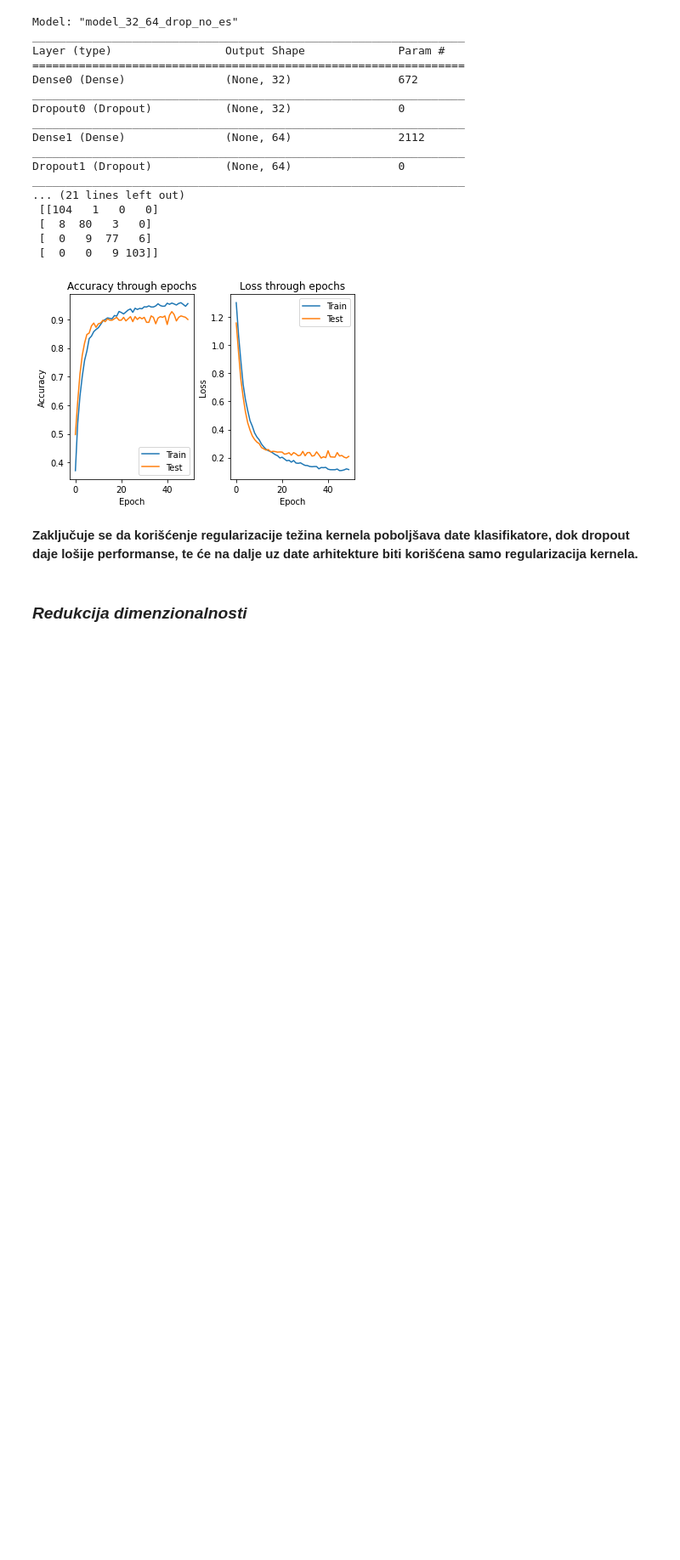
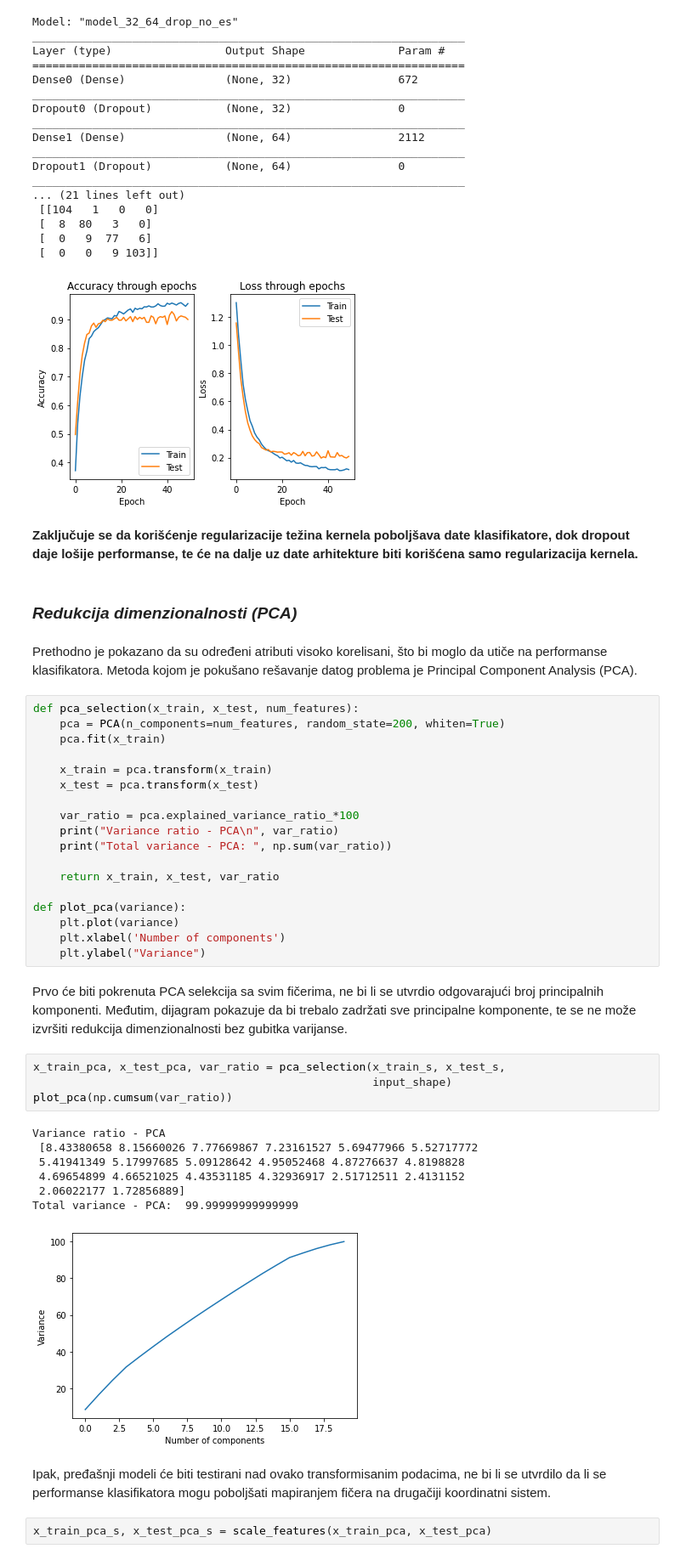
Before and after one commit to LastChanceKatze/ml_mobile_price_ann, a Jupyter notebook: mobile_price_ann.ipynb, the cells around one changed output. Shown: that part at 85% size. Saved outputs shown, nothing was run; the diff lists cells and outputs as text; blank space fills up the shorter version.

```diff
--- a/mobile_price_ann.ipynb
+++ b/mobile_price_ann.ipynb
@@ -771,4 +773,42 @@ _________________________________________________________________
 # %% [markdown]
 **Zaključuje se da korišćenje regularizacije težina kernela poboljšava date klasifikatore, dok dropout daje lošije performanse, te će na dalje uz date arhitekture biti korišćena samo regularizacija kernela.**
 # %% [markdown]
-### *Redukcija dimenzionalnosti*
+### ***Redukcija dimenzionalnosti (PCA)***
+# %% [markdown]
+Prethodno je pokazano da su određeni atributi visoko korelisani, što bi moglo da utiče na performanse klasifikatora. Metoda kojom je pokušano rešavanje datog problema je Principal Component Analysis (PCA).
+# %%
+def pca_selection(x_train, x_test, num_features):
+    pca = PCA(n_components=num_features, random_state=200, whiten=True)
+    pca.fit(x_train)
+
+    x_train = pca.transform(x_train)
+    x_test = pca.transform(x_test)
+
+    var_ratio = pca.explained_variance_ratio_*100
+    print("Variance ratio - PCA\n", var_ratio)
+    print("Total variance - PCA: ", np.sum(var_ratio))
+
+    return x_train, x_test, var_ratio
+
+def plot_pca(variance):
+    plt.plot(variance)
+    plt.xlabel('Number of components')
+    plt.ylabel("Variance")
+# %% [markdown]
+Prvo će biti pokrenuta PCA selekcija sa svim fičerima, ne bi li se utvrdio odgovarajući broj principalnih komponenti. Međutim, dijagram pokazuje da bi trebalo zadržati sve principalne komponente, te se ne može izvršiti redukcija dimenzionalnosti bez gubitka varijanse.
+# %%
+x_train_pca, x_test_pca, var_ratio = pca_selection(x_train_s, x_test_s,
+                                                   input_shape)
+plot_pca(np.cumsum(var_ratio))
+# %% [output]
+Variance ratio - PCA
+ [8.43380658 8.15660026 7.77669867 7.23161527 5.69477966 5.52717772
+ 5.41941349 5.17997685 5.09128642 4.95052468 4.87276637 4.8198828
+ 4.69654899 4.66521025 4.43531185 4.32936917 2.51712511 2.4131152
+ 2.06022177 1.72856889]
+Total variance - PCA:  99.99999999999999
+[figure, added]
+# %% [markdown]
+Ipak, pređašnji modeli će biti testirani nad ovako transformisanim podacima, ne bi li se utvrdilo da li se performanse klasifikatora mogu poboljšati mapiranjem fičera na drugačiji koordinatni sistem.
+# %%
+x_train_pca_s, x_test_pca_s = scale_features(x_train_pca, x_test_pca)
```
Also changed, not shown: parts of 36 cells of this notebook.
